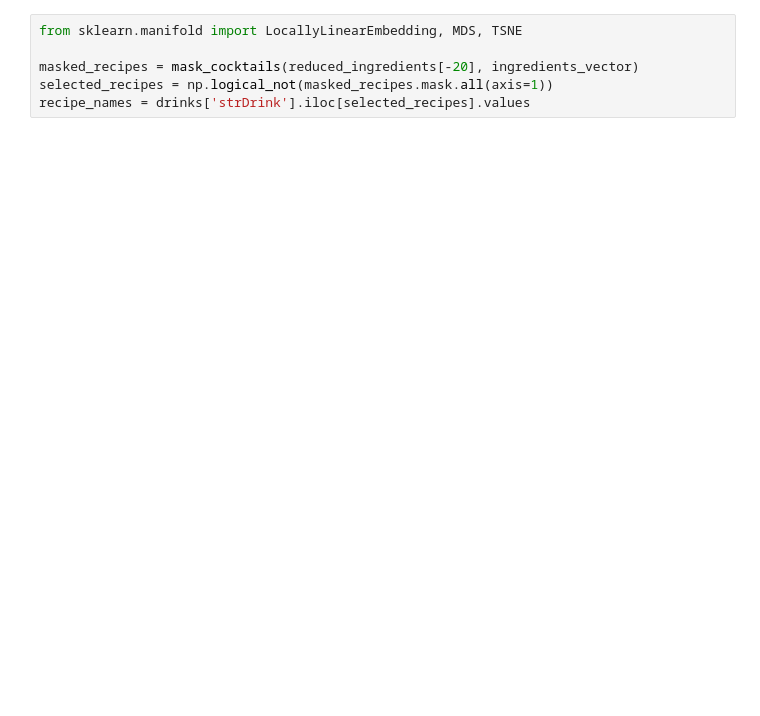
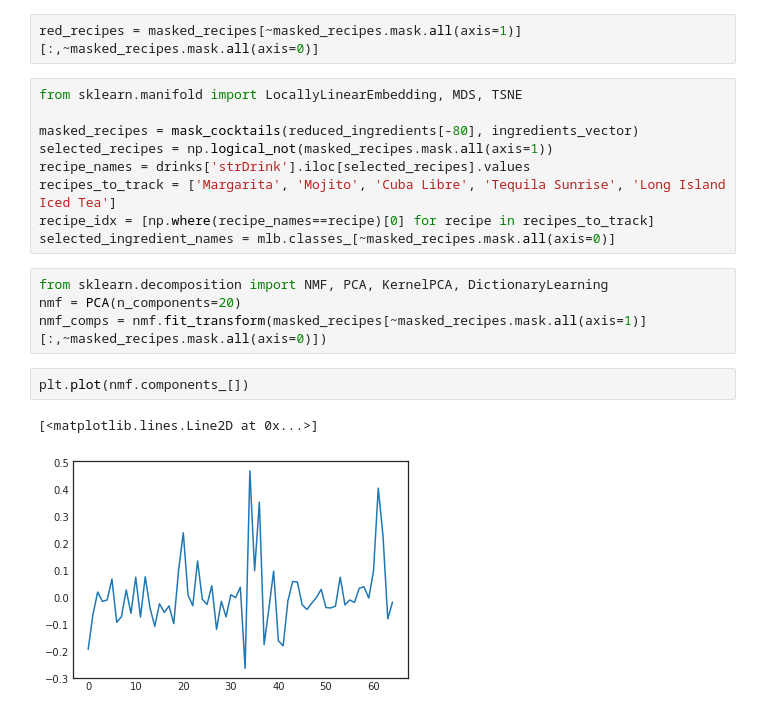
Before and after one commit to mjboos/unsupervised_drinking, a Jupyter notebook: RandomCocktailGenerator.ipynb, the cells around one changed output. Drawn from its saved outputs; the diff is of its cells as text; blank space fills up the shorter version.

```diff
--- a/RandomCocktailGenerator.ipynb
+++ b/RandomCocktailGenerator.ipynb
@@ -22,6 +18,20 @@ Uns bleiben 227 Rezepte mit diesen Zutaten:
+# %%
+red_recipes = masked_recipes[~masked_recipes.mask.all(axis=1)][:,~masked_recipes.mask.all(axis=0)]
 # %%
 from sklearn.manifold import LocallyLinearEmbedding, MDS, TSNE
 
-masked_recipes = mask_cocktails(reduced_ingredients[-20], ingredients_vector)
+masked_recipes = mask_cocktails(reduced_ingredients[-80], ingredients_vector)
 selected_recipes = np.logical_not(masked_recipes.mask.all(axis=1))
 recipe_names = drinks['strDrink'].iloc[selected_recipes].values
+recipes_to_track = ['Margarita', 'Mojito', 'Cuba Libre', 'Tequila Sunrise', 'Long Island Iced Tea']
+recipe_idx = [np.where(recipe_names==recipe)[0] for recipe in recipes_to_track]
+selected_ingredient_names = mlb.classes_[~masked_recipes.mask.all(axis=0)]
+# %%
+from sklearn.decomposition import NMF, PCA, KernelPCA, DictionaryLearning
+nmf = PCA(n_components=20)
+nmf_comps = nmf.fit_transform(masked_recipes[~masked_recipes.mask.all(axis=1)][:,~masked_recipes.mask.all(axis=0)])
+# %%
+plt.plot(nmf.components_[])
+# %% [output]
+[<matplotlib.lines.Line2D at 0x...>]
+[figure, added]
```
Also changed, not shown: parts of 5 cells of this notebook, 2 other files.
